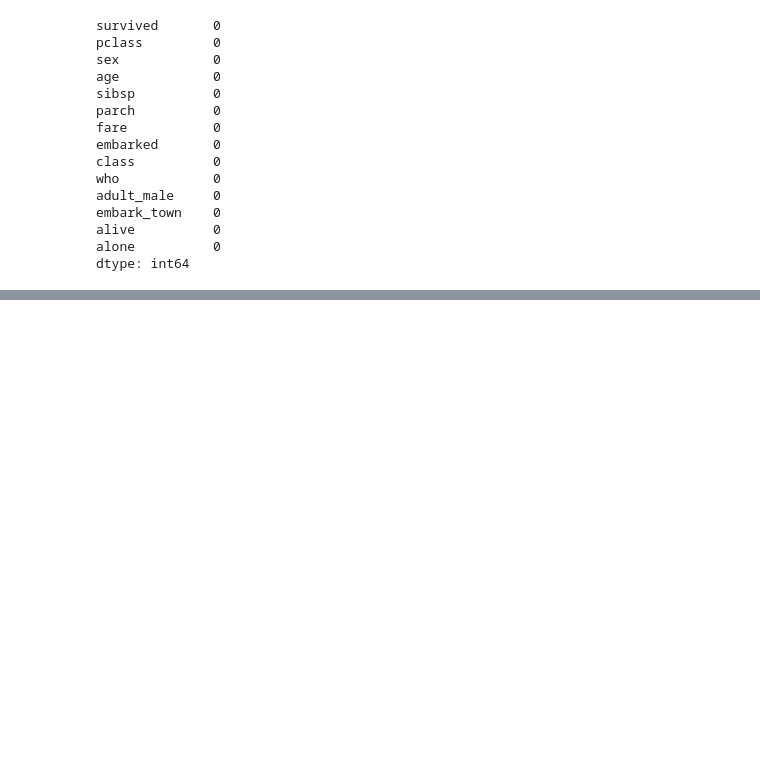
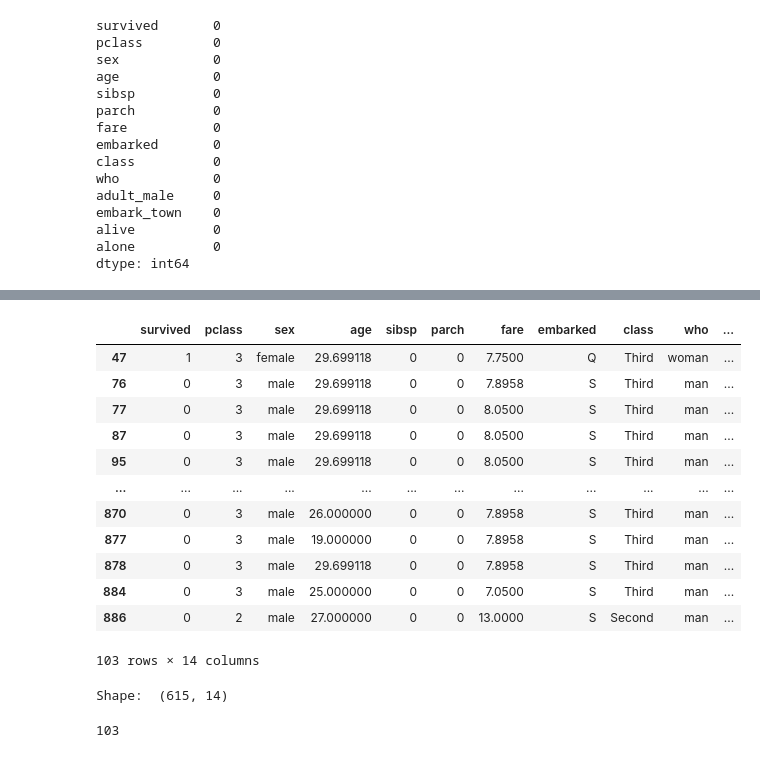
Before and after one commit to gak92/pkc2023, a Jupyter notebook: day_15_data_wrangling/data_wrangling.ipynb, the cells around one changed output, grey strips where cells are left out. Saved outputs shown, nothing was run; the diff lists cells and outputs as text; code cells hidden in the pictures; blank space fills up the shorter version.

```diff
--- a/day_15_data_wrangling/data_wrangling.ipynb
+++ b/day_15_data_wrangling/data_wrangling.ipynb
@@ -165,0 +261,28 @@ dtype: int64
+# %%
+df_duplicates = df[df.duplicated() == True]
+df_duplicates
+# %% [output]
+|  | survived | pclass | sex | age | sibsp | parch | fare | embarked | class | who | ... |
+| 47 | 1 | 3 | female | 29.699118 | 0 | 0 | 7.7500 | Q | Third | woman | ... |
+| 76 | 0 | 3 | male | 29.699118 | 0 | 0 | 7.8958 | S | Third | man | ... |
+| 77 | 0 | 3 | male | 29.699118 | 0 | 0 | 8.0500 | S | Third | man | ... |
+| 87 | 0 | 3 | male | 29.699118 | 0 | 0 | 8.0500 | S | Third | man | ... |
+| 95 | 0 | 3 | male | 29.699118 | 0 | 0 | 8.0500 | S | Third | man | ... |
+| ... | ... | ... | ... | ... | ... | ... | ... | ... | ... | ... | ... |
+| 870 | 0 | 3 | male | 26.000000 | 0 | 0 | 7.8958 | S | Third | man | ... |
+| 877 | 0 | 3 | male | 19.000000 | 0 | 0 | 7.8958 | S | Third | man | ... |
+| 878 | 0 | 3 | male | 29.699118 | 0 | 0 | 7.8958 | S | Third | man | ... |
+| 884 | 0 | 3 | male | 25.000000 | 0 | 0 | 7.0500 | S | Third | man | ... |
+| 886 | 0 | 2 | male | 27.000000 | 0 | 0 | 13.0000 | S | Second | man | ... |
+103 rows × 14 columns
+# %%
+# dropping duplicates
+df.drop_duplicates(inplace=True)
+print("Shape: ", df.shape)
+# %% [output]
+Shape:  (615, 14)
+# %%
+# How many duplicates removed
+718- 615
+# %% [output]
+103
```
Also changed, not shown: parts of 18 cells of this notebook, 1 other file.
